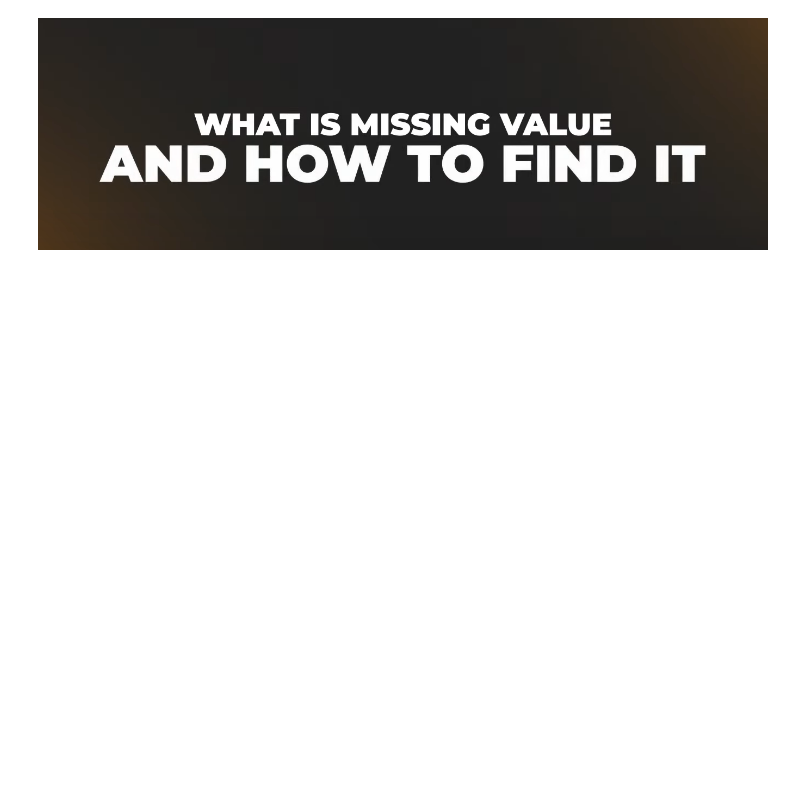
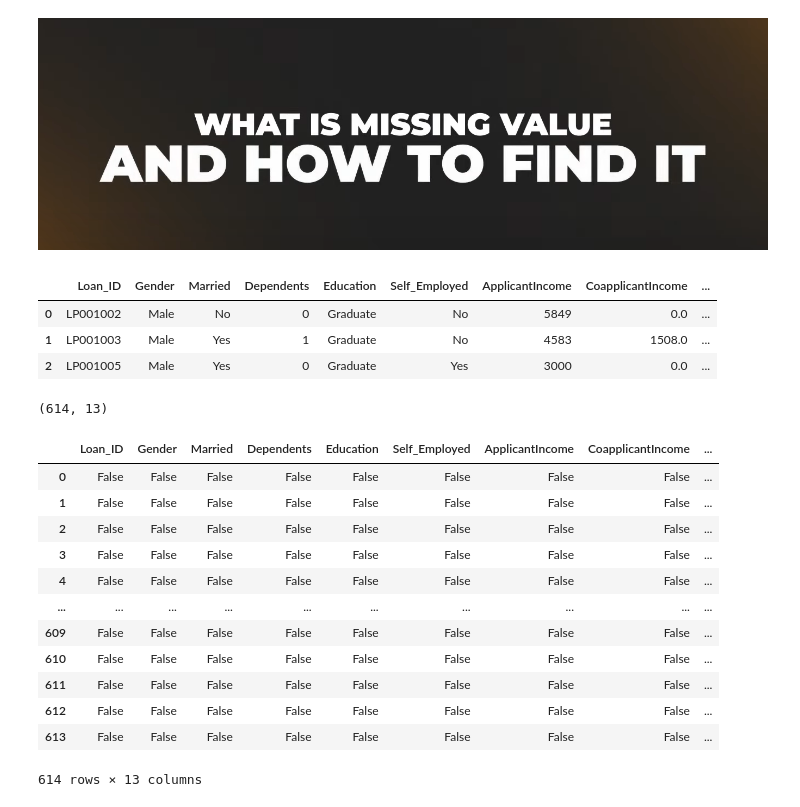
Before and after one commit to praveensinghaws/Python, a Jupyter notebook: wsCubeTech/Data Cleaning/2. What is a missing value & How to find it.ipynb, the cells around one changed output. Drawn from its saved outputs; the diff is of its cells as text; code cells hidden in the pictures; blank space fills up the shorter version.

```diff
--- a/wsCubeTech/Data Cleaning/2. What is a missing value & How to find it.ipynb
+++ b/wsCubeTech/Data Cleaning/2. What is a missing value & How to find it.ipynb
@@ -1,2 +1,45 @@
 # %% [markdown]
 ![image.png](attachment:cdc30d84-1b3e-44ec-9b74-dff7e8bf6bc1.png)
+# %%
+# Importing the Pandas library as pd
+import pandas as pd
+
+# Importing the Seaborn library as sns
+import seaborn as sns
+
+# Importing the Matplotlib library for plotting
+import matplotlib.pyplot as plt
+
+
+# Reading the CSV file "loan.csv" into a DataFrame named df
+df = pd.read_csv("loan.csv")
+
+# Displaying the first three rows of the DataFrame
+df.head(3)
+# %% [output]
+|  | Loan_ID | Gender | Married | Dependents | Education | Self_Employed | ApplicantIncome | CoapplicantIncome | ... |
+| 0 | LP001002 | Male | No | 0 | Graduate | No | 5849 | 0.0 | ... |
+| 1 | LP001003 | Male | Yes | 1 | Graduate | No | 4583 | 1508.0 | ... |
+| 2 | LP001005 | Male | Yes | 0 | Graduate | Yes | 3000 | 0.0 | ... |
+# %%
+# Retrieving and displaying the dimensions (number of rows and columns) of the DataFrame
+df.shape
+# %% [output]
+(614, 13)
+# %%
+# Checking for missing values in the DataFrame and creating a new DataFrame with True/False indicating presence/absence of null values
+df.isnull()
+# %% [output]
+|  | Loan_ID | Gender | Married | Dependents | Education | Self_Employed | ApplicantIncome | CoapplicantIncome | ... |
+| 0 | False | False | False | False | False | False | False | False | ... |
+| 1 | False | False | False | False | False | False | False | False | ... |
+| 2 | False | False | False | False | False | False | False | False | ... |
+| 3 | False | False | False | False | False | False | False | False | ... |
+| 4 | False | False | False | False | False | False | False | False | ... |
+| ... | ... | ... | ... | ... | ... | ... | ... | ... | ... |
+| 609 | False | False | False | False | False | False | False | False | ... |
+| 610 | False | False | False | False | False | False | False | False | ... |
+| 611 | False | False | False | False | False | False | False | False | ... |
+| 612 | False | False | False | False | False | False | False | False | ... |
+| 613 | False | False | False | False | False | False | False | False | ... |
+614 rows × 13 columns
```
Also changed, not shown: parts of 7 cells of this notebook, 2 other files.
